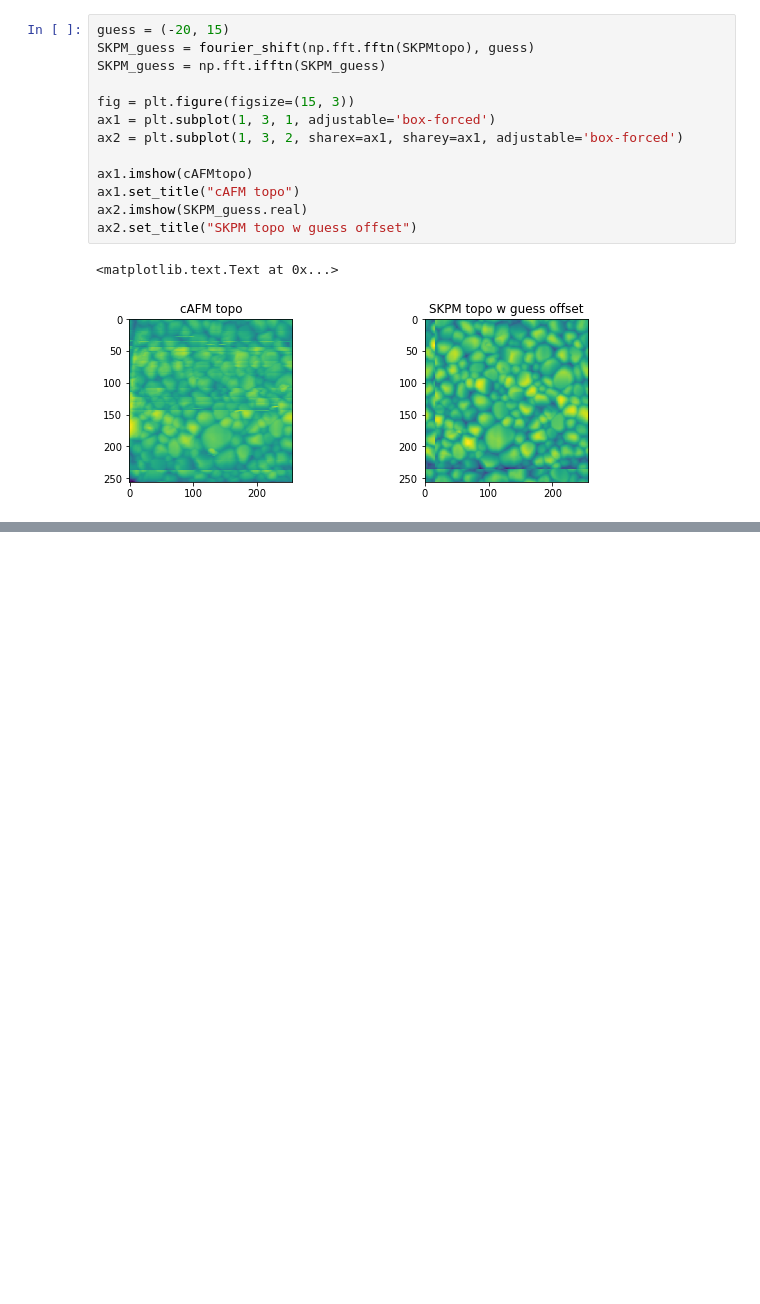
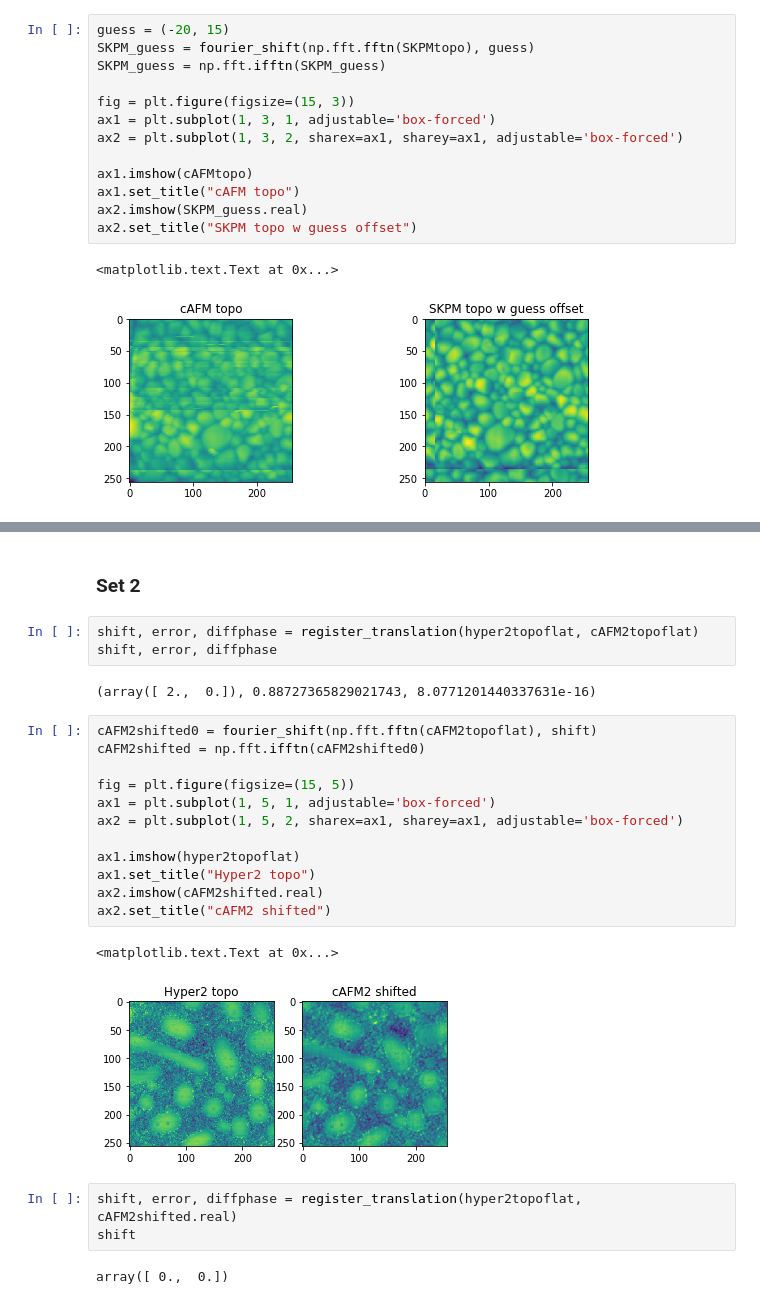
Before and after one commit to kongjy/hyperAFM, a Jupyter notebook: Notebooks/ImageAlignment.ipynb, the cells around one changed output, grey strips where cells are left out. Drawn from its saved outputs; the diff is of its cells as text; blank space fills up the shorter version.

```diff
--- a/Notebooks/ImageAlignment.ipynb
+++ b/Notebooks/ImageAlignment.ipynb
@@ -448,0 +532,27 @@ ax2.set_title("SKPM topo w guess offset")
+# %% [markdown]
+### Set 2
+# %%
+shift, error, diffphase = register_translation(hyper2topoflat, cAFM2topoflat)
+shift, error, diffphase
+# %% [output]
+(array([ 2.,  0.]), 0.88727365829021743, 8.0771201440337631e-16)
+# %%
+cAFM2shifted0 = fourier_shift(np.fft.fftn(cAFM2topoflat), shift)
+cAFM2shifted = np.fft.ifftn(cAFM2shifted0)
+
+fig = plt.figure(figsize=(15, 5))
+ax1 = plt.subplot(1, 5, 1, adjustable='box-forced')
+ax2 = plt.subplot(1, 5, 2, sharex=ax1, sharey=ax1, adjustable='box-forced')
+
+ax1.imshow(hyper2topoflat)
+ax1.set_title("Hyper2 topo")
+ax2.imshow(cAFM2shifted.real)
+ax2.set_title("cAFM2 shifted")
+# %% [output]
+<matplotlib.text.Text at 0x...>
+[figure, added]
+# %%
+shift, error, diffphase = register_translation(hyper2topoflat, cAFM2shifted.real)
+shift
+# %% [output]
+array([ 0.,  0.])
```
Also changed, not shown: parts of 16 cells of this notebook.
